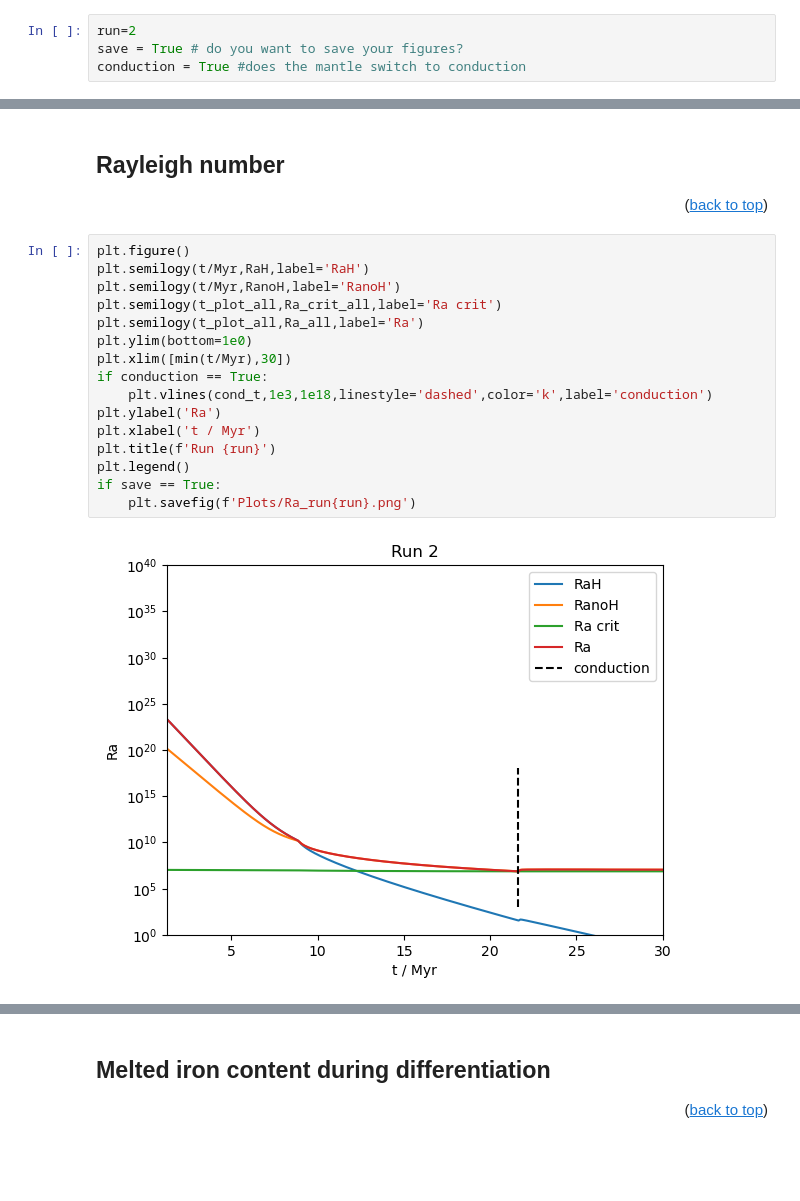
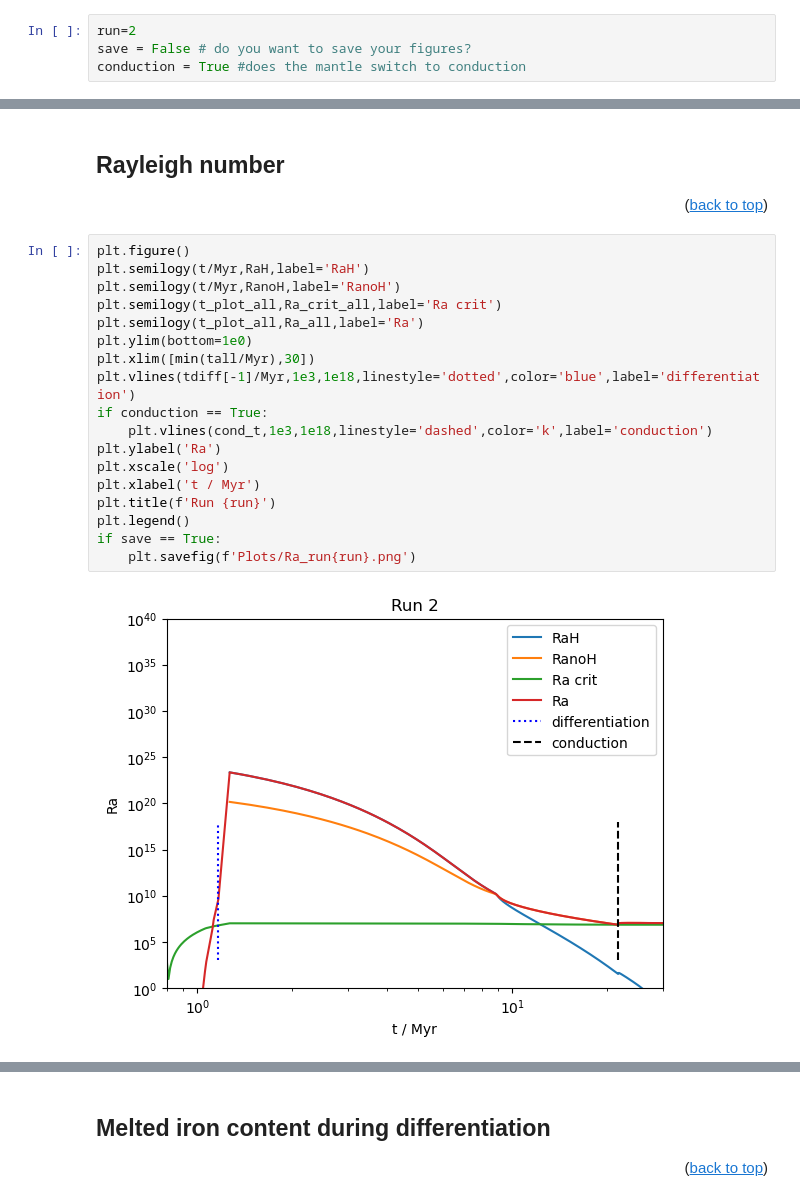
Before and after one commit to Hannah-RS/planetesimal-magnetic-history, a Jupyter notebook: Version4/plot_combined.ipynb, the cells around one changed output, grey strips where cells are left out. Cells and saved outputs as stored; diff of their text form; blank space fills up the shorter version.

Commit message:
Update plots for understanding onset of convection

```diff
--- a/Version4/plot_combined.ipynb
+++ b/Version4/plot_combined.ipynb
@@ -27,7 +27,7 @@ from parameters import Myr, Tms, Tml, Xs_0 #need to change so import from save f
 Choose run and whether you want to save figure
 # %%
 run=2
-save = True # do you want to save your figures?
+save = False # do you want to save your figures?
 conduction = True #does the mantle switch to conduction
 # %% [markdown]
 Load npz files for differentiation
@@ -214,18 +216,20 @@ if save ==True:
 # %%
 plt.figure()
 plt.semilogy(t/Myr,RaH,label='RaH')
 plt.semilogy(t/Myr,RanoH,label='RanoH')
 plt.semilogy(t_plot_all,Ra_crit_all,label='Ra crit')
 plt.semilogy(t_plot_all,Ra_all,label='Ra')
 plt.ylim(bottom=1e0)
-plt.xlim([min(t/Myr),30])
+plt.xlim([min(tall/Myr),30])
+plt.vlines(tdiff[-1]/Myr,1e3,1e18,linestyle='dotted',color='blue',label='differentiation')
 if conduction == True:
     plt.vlines(cond_t,1e3,1e18,linestyle='dashed',color='k',label='conduction')
 plt.ylabel('Ra')
+plt.xscale('log')
 plt.xlabel('t / Myr')
 plt.title(f'Run {run}')
 plt.legend()
 if save == True:
     plt.savefig(f'Plots/Ra_run{run}.png')
 # %% [output]
-[figure, old version]
+[figure, new version]
```
Also changed, not shown: parts of 11 cells of this notebook, 1 other file.
